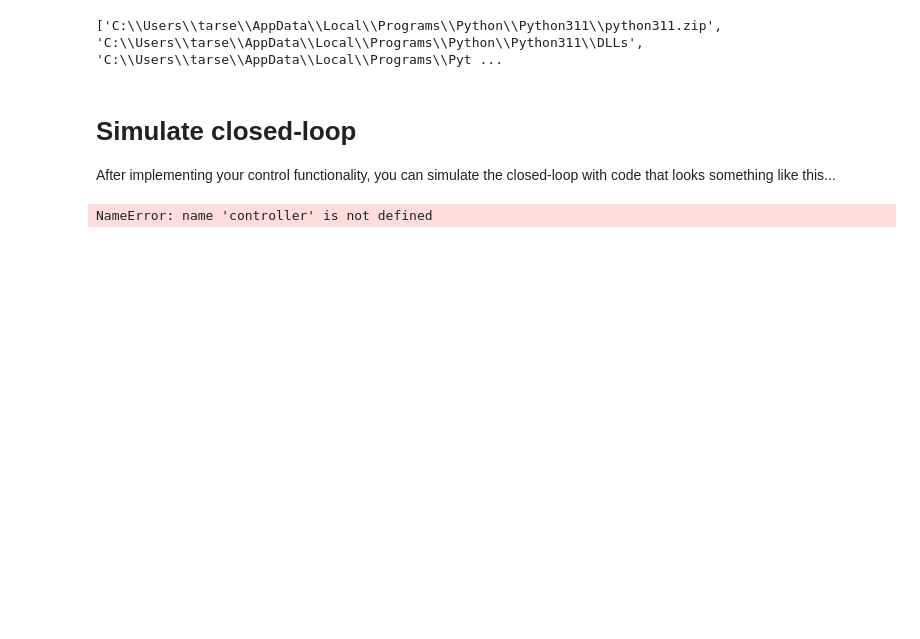
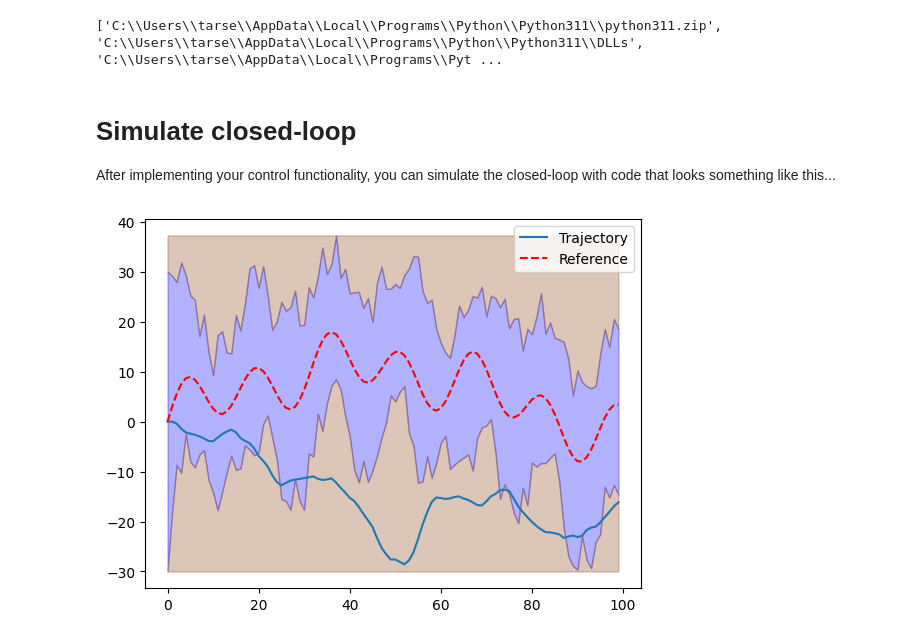
Before and after one commit to mans4573/b1-coding-practical-mt24, a Jupyter notebook: notebooks/demo.ipynb, the cells around one changed output. Saved outputs shown, nothing was run; the diff lists cells and outputs as text; code cells hidden in the pictures; blank space fills up the shorter version.

Commit message:
Changed demo.ipynb can run by a using a controller set to a value of 1.

```diff
--- a/notebooks/demo.ipynb
+++ b/notebooks/demo.ipynb
@@ -13,14 +18,13 @@ print(sys.path)
 After implementing your control functionality, you can simulate the closed-loop with code that looks something like this...
 # %%
 # Import relevant modules
-from uuv_mission import Submarine,ClosedLoop,Mission
+from uuv_mission import Submarine, ClosedLoop, Mission
 
 sub = Submarine()
 # Instantiate your controller (depending on your implementation)
-closed_loop = ClosedLoop(sub, controller)
-mission = Mission.from_csv("path/to/file") # You must implement this method in the Mission class
-
+closed_loop = ClosedLoop(sub, 1)
+mission = Mission.from_csv("C:/Users/tarse/OneDrive - Nexus365/Uni work/Year 3/B1 Engineering Computation/Scientific Coding/b1-coding-practical-mt24/data/mission.csv")  # Provide the correct path to the CSV file
 trajectory = closed_loop.simulate_with_random_disturbances(mission)
 trajectory.plot_completed_mission(mission)
 # %% [output]
-NameError: name 'controller' is not defined
+[figure, added]
```
Also changed, not shown: parts of 2 cells of this notebook, 1 other file.
